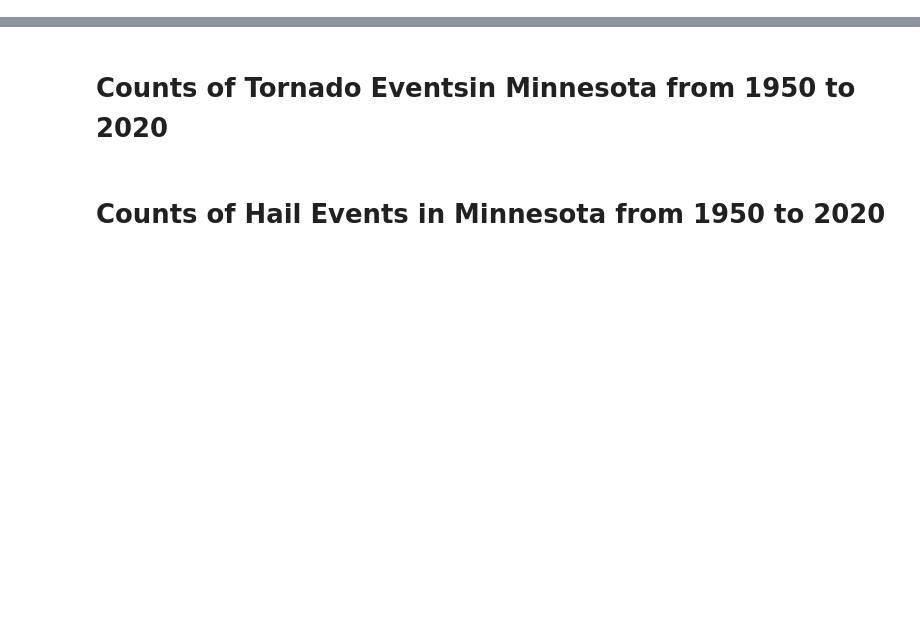
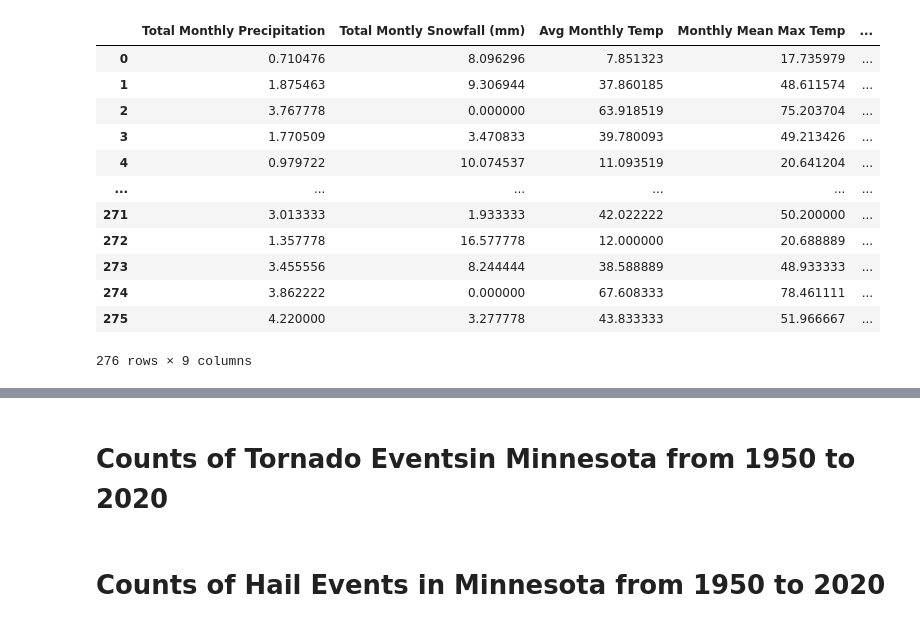
Before and after one commit to emilyfrels/project-1, a Jupyter notebook: analysis.ipynb, the cells around one changed output, grey strips where cells are left out. Saved outputs shown, nothing was run; the diff lists cells and outputs as text; code cells hidden in the pictures; blank space fills up the shorter version.

```diff
--- a/analysis.ipynb
+++ b/analysis.ipynb
@@ -211,0 +264,16 @@ stats.chisquare(y_axis, Control_list)
+# %%
+Season_data_df
+# %% [output]
+|  | Total Monthly Precipitation | Total Montly Snowfall (mm) | Avg Monthly Temp | Monthly Mean Max Temp | ... |
+| 0 | 0.710476 | 8.096296 | 7.851323 | 17.735979 | ... |
+| 1 | 1.875463 | 9.306944 | 37.860185 | 48.611574 | ... |
+| 2 | 3.767778 | 0.000000 | 63.918519 | 75.203704 | ... |
+| 3 | 1.770509 | 3.470833 | 39.780093 | 49.213426 | ... |
+| 4 | 0.979722 | 10.074537 | 11.093519 | 20.641204 | ... |
+| ... | ... | ... | ... | ... | ... |
+| 271 | 3.013333 | 1.933333 | 42.022222 | 50.200000 | ... |
+| 272 | 1.357778 | 16.577778 | 12.000000 | 20.688889 | ... |
+| 273 | 3.455556 | 8.244444 | 38.588889 | 48.933333 | ... |
+| 274 | 3.862222 | 0.000000 | 67.608333 | 78.461111 | ... |
+| 275 | 4.220000 | 3.277778 | 43.833333 | 51.966667 | ... |
+276 rows × 9 columns
```
Also changed, not shown: parts of 15 cells of this notebook.
